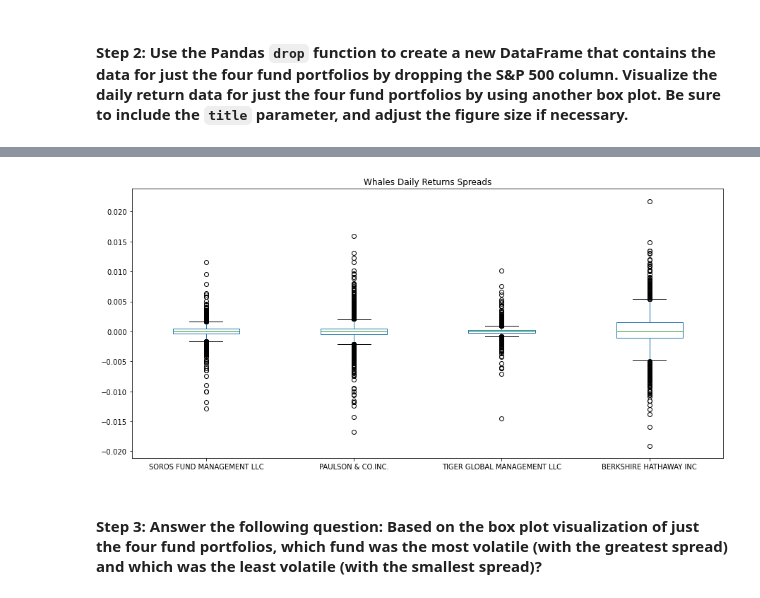
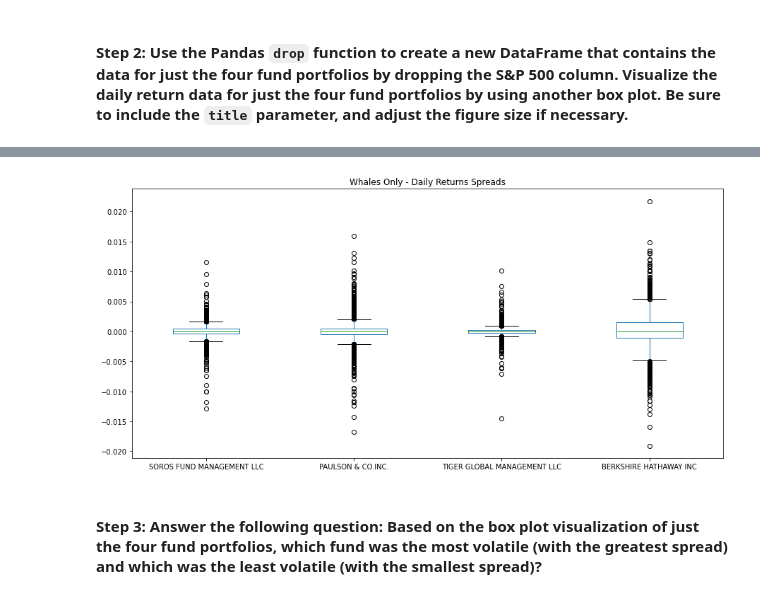
Before and after one commit to codetree4u/AnalyzingPortfolio_Risk-Profit, a Jupyter notebook: risk_return_analysis.ipynb, the cells around one changed output, grey strips where cells are left out. Cells and saved outputs as stored; diff of their text form; code cells hidden in the pictures.

```diff
--- a/risk_return_analysis.ipynb
+++ b/risk_return_analysis.ipynb
@@ -254,32 +239,29 @@ whales_sp500_daily_returns.describe()
 # %% [markdown]
 #### Step 2: Use the Pandas `drop` function to create a new DataFrame that contains the data for just the four fund portfolios by dropping the S&P 500 column. Visualize the daily return data for just the four fund portfolios by using another box plot. Be sure to include the `title` parameter, and adjust the figure size if necessary.
 # %%
-# Create a new DataFrame containing only the 4 fund portfolios by dropping the S&P 500 column from the DataFrame
-# Create box plots to reflect the return data for only the 4 fund portfolios
-# Include a title parameter and adjust the figure size
-# YOUR CODE HERE
+# Creating a new DataFrame containing only the 4 fund portfolios and dropping the S&P 500 column from the DataFrame
+# Creating box plots to reflect the return data for only the 4 fund portfolios
+# Including a title parameter and adjust the figure size
 whales_df = whales_sp500_df.drop(columns=['S&P 500'],axis=1).copy()
-
 
 # Using the Pandas pct_change function in conjunction with the dropna function, generate the tech daily returns DataFrame
 whales_daily_returns = whales_df.pct_change().dropna()
 
 # Use the daily return data to create box plots to visualize the volatility of the 4 funds
 # Include a title parameter and adjust the figure size
-
-whales_daily_returns.plot(kind='box',figsize=(15,7),title="Whales Daily Returns Spreads")
+whales_daily_returns.plot(kind='box',figsize=(15,7),title="Whales Only - Daily Returns Spreads")
 whales_daily_returns.describe()
 # %% [output]
 |  | SOROS FUND MANAGEMENT LLC | PAULSON & CO.INC. | TIGER GLOBAL MANAGEMENT LLC | BERKSHIRE HATHAWAY INC |
 | count | 1497.000000 | 1497.000000 | 1497.000000 | 1497.000000 |
 | mean | -0.000009 | -0.000026 | 0.000036 | 0.000147 |
 | std | 0.001405 | 0.002199 | 0.000996 | 0.003256 |
 | min | -0.012910 | -0.016720 | -0.014563 | -0.019076 |
 | 25% | -0.000381 | -0.000534 | -0.000193 | -0.001082 |
 | 50% | 0.000004 | -0.000012 | 0.000007 | 0.000027 |
 | 75% | 0.000440 | 0.000498 | 0.000240 | 0.001515 |
 | max | 0.011505 | 0.015944 | 0.010128 | 0.021761 |
-[figure, old version]
+[figure, new version]
 # %% [markdown]
 #### Step 3: Answer the following question: Based on the box plot visualization of just the four fund portfolios, which fund was the most volatile (with the greatest spread) and which was the least volatile (with the smallest spread)?
 # %% [markdown]
```
Also changed, not shown: parts of 24 cells of this notebook, 4 other files.
